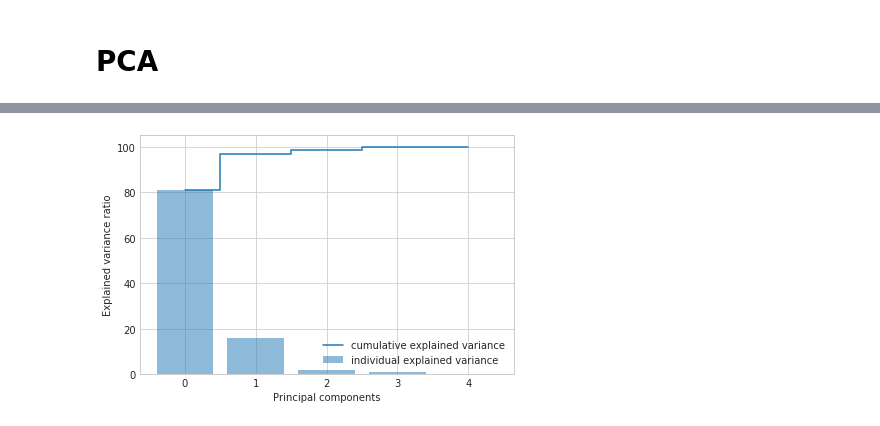
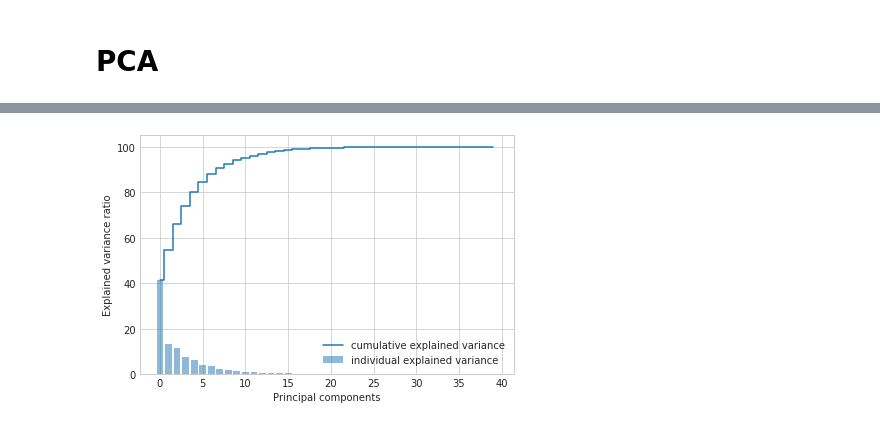
Before and after one commit to GiveThanksAlways/data-mining-project-1, a Jupyter notebook: feature_extraction.ipynb, the cells around one changed output, grey strips where cells are left out. Cells and saved outputs as stored; diff of their text form; code cells hidden in the pictures.

```diff
--- a/feature_extraction.ipynb
+++ b/feature_extraction.ipynb
@@ -3,6 +3,14 @@ import os
 import pandas as pd
 import numpy as np
 import matplotlib.pyplot as plt
+
+groundTruth_Users = os.listdir("groundTruth")
+MyoData_Users = os.listdir("MyoData")
+
+user_id = []
+for i in range(len(MyoData_Users)):
+    if MyoData_Users[i] in groundTruth_Users:
+        user_id.append(MyoData_Users[i])
 # %%
 def get_clean_paths(user, fork_or_spoon= 'fork'):
     parent_path = "clean_data/" + user + '/' + fork_or_spoon
@@ -129,7 +222,7 @@ def STD_feature_extraction(df1,df2,row_wise=True,user="user10"):
 # Make the feature matrix
 # %%
 # total_samples = 2*df1.shape[0]
-# feature_df = pd.DataFrame()
+feature_df = pd.DataFrame()
 feature_df['min'] = ((data_df.iloc[:,1:-1]).abs().min(1))
 feature_df['max'] = ((data_df.iloc[:,1:-1]).abs().max(1))
 feature_df['STD'] = ((data_df.iloc[:,1:-1]).std(1))
@@ -170,11 +263,11 @@ eigenvectors = pca.components_
 #principalComponents = pca_2.fit_transform(feature_df_std)
 #pd.DataFrame(data=principalComponents, columns = ['PC 1', 'PC 2', 'PC 3', 'PC 4', 'PC 5'])
 # %%
-data_df = get_data_df(df1,df2)
-feature_df = get_feature_df(df1, data_df)
+#data_df = get_data_df(df1,df2)
+#feature_df = get_feature_df(df1, data_df)
 
-X = feature_df
-X_std = StandardScaler().fit_transform(feature_df)
+X = feature_df.iloc[:,:-1]
+X_std = StandardScaler().fit_transform(feature_df.iloc[:,:-1])
 # %%
 mean_vec = np.mean(X_std, axis=0)
 cov_mat = (X_std - mean_vec).T.dot((X_std - mean_vec)) / (X_std.shape[0]-1)
@@ -226,13 +330,13 @@ cum_var_exp = np.cumsum(var_exp)
 # %%
 with plt.style.context('seaborn-whitegrid'):
     plt.figure(figsize=(6, 4))
 
-    plt.bar(range(5), var_exp, alpha=0.5, align='center',label='individual explained variance')
-    plt.step(range(5), cum_var_exp, where='mid',label='cumulative explained variance')
+    plt.bar(range(40), var_exp, alpha=0.5, align='center',label='individual explained variance')
+    plt.step(range(40), cum_var_exp, where='mid',label='cumulative explained variance')
     plt.ylabel('Explained variance ratio')
     plt.xlabel('Principal components')
     plt.legend(loc='best')
     plt.tight_layout()
 # %% [output]
-[figure, old version]
+[figure, new version]
 # %%
```
Also changed, not shown: parts of 14 cells of this notebook, 1 other file.
